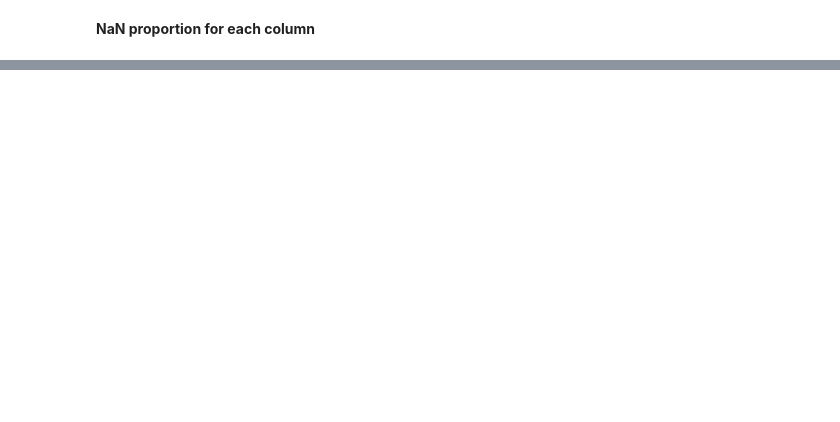
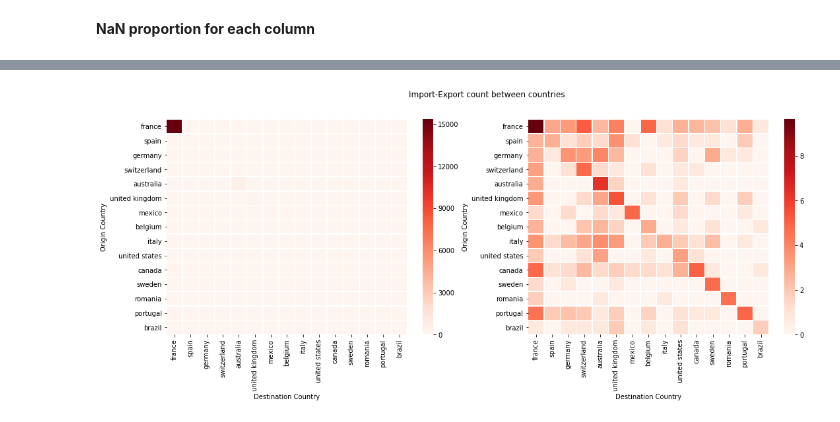
Before and after one commit to mattbuot/Project, a Jupyter notebook: ProjectADA.ipynb, the cells around one changed output, grey strips where cells are left out. Cells and saved outputs as stored; diff of their text form; code cells hidden in the pictures; blank space fills up the shorter version.

Commit message:
done import export

```diff
--- a/ProjectADA.ipynb
+++ b/ProjectADA.ipynb
@@ -34,0 +101,3 @@ df.head()
+# %%
+df = splitDataFrameList(without_nan(df, 'countries_en'), 'countries_en', ',')
+df = splitDataFrameList(without_nan(df, 'origins'), 'origins', ',')
@@ -34,0 +112,4 @@ df.head()
+# %%
+countries_origins = df[['countries_en', 'origins']]
+dest_count = countries_origins['countries_en'].value_counts()
+origins_count = countries_origins['origins'].value_counts()
@@ -34,0 +141,30 @@ df.head()
+# %%
+top_15 = dest_count[:15].index
+# %%
+#Create the matrix that will contain the counts
+matrix = pd.DataFrame(np.zeros((15, 15)), index=top_15, columns=top_15)
+
+#Fill in the matrix (for the top countries)
+for idx, row in countries_origins.iterrows():
+    origin = row['origins']
+    destination = row['countries_en']
+    if destination in top_15 and origin in top_15:
+        matrix.at[origin, destination] += 1
+# %%
+#Create subplots
+f, (ax1, ax2) = plt.subplots(1, 2, figsize=(18, 6))
+
+#Use Seaborn to plot a heatmap using the matrix
+sns.heatmap(matrix, linewidth=0.5, cmap='Reds', ax=ax1)
+ax1.set_ylabel('Origin Country')
+ax1.set_xlabel('Destination Country')
+
+#Plot again in log scale
+sns.heatmap(np.log(matrix+1), linewidth=0.5, cmap='Reds', ax=ax2)
+ax2.set_ylabel('Origin Country')
+ax2.set_xlabel('Destination Country')
+
+f.suptitle('Import-Export count between countries')
+plt.show()
+# %% [output]
+[figure, added]
```
Also changed, not shown: parts of 38 cells of this notebook.
